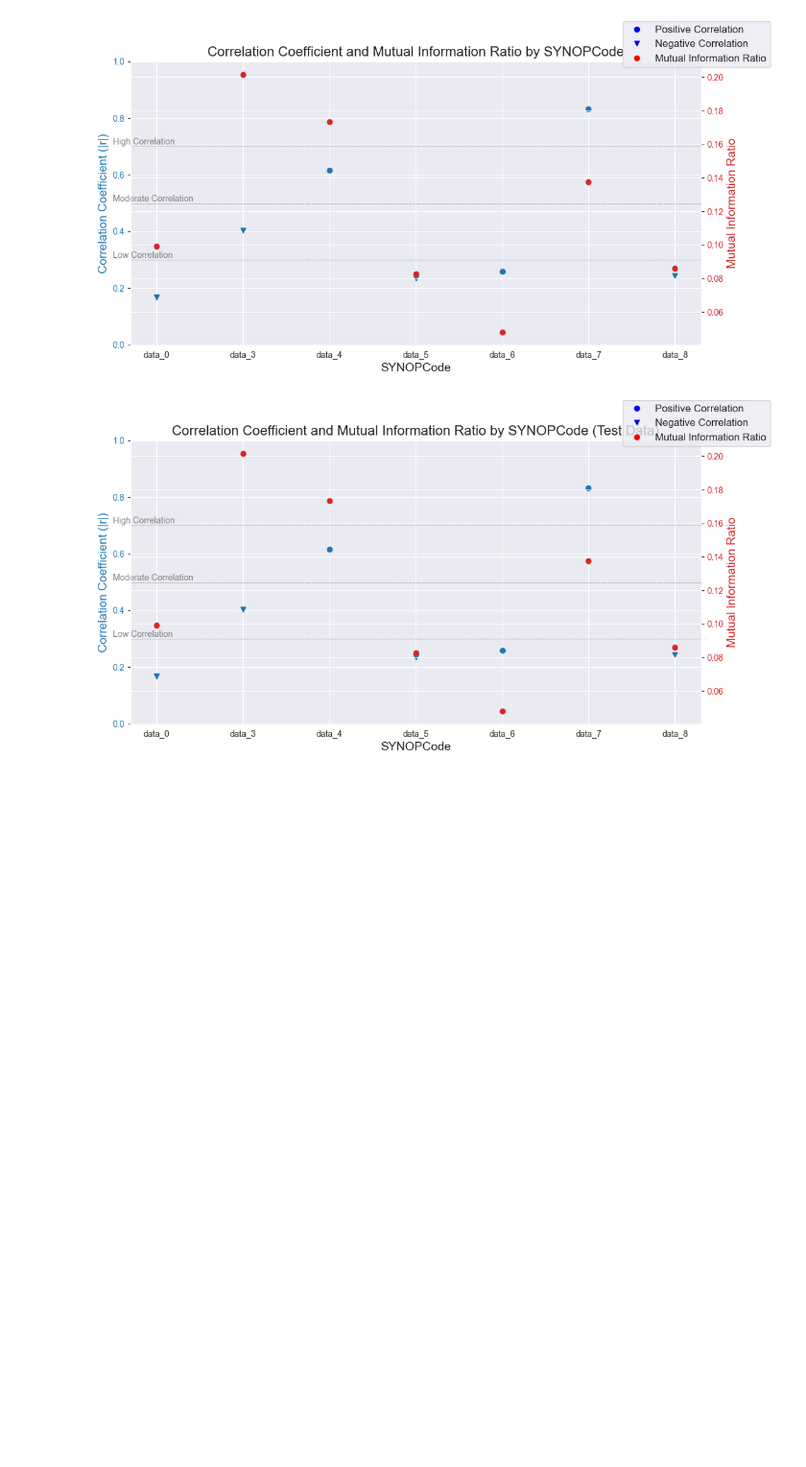
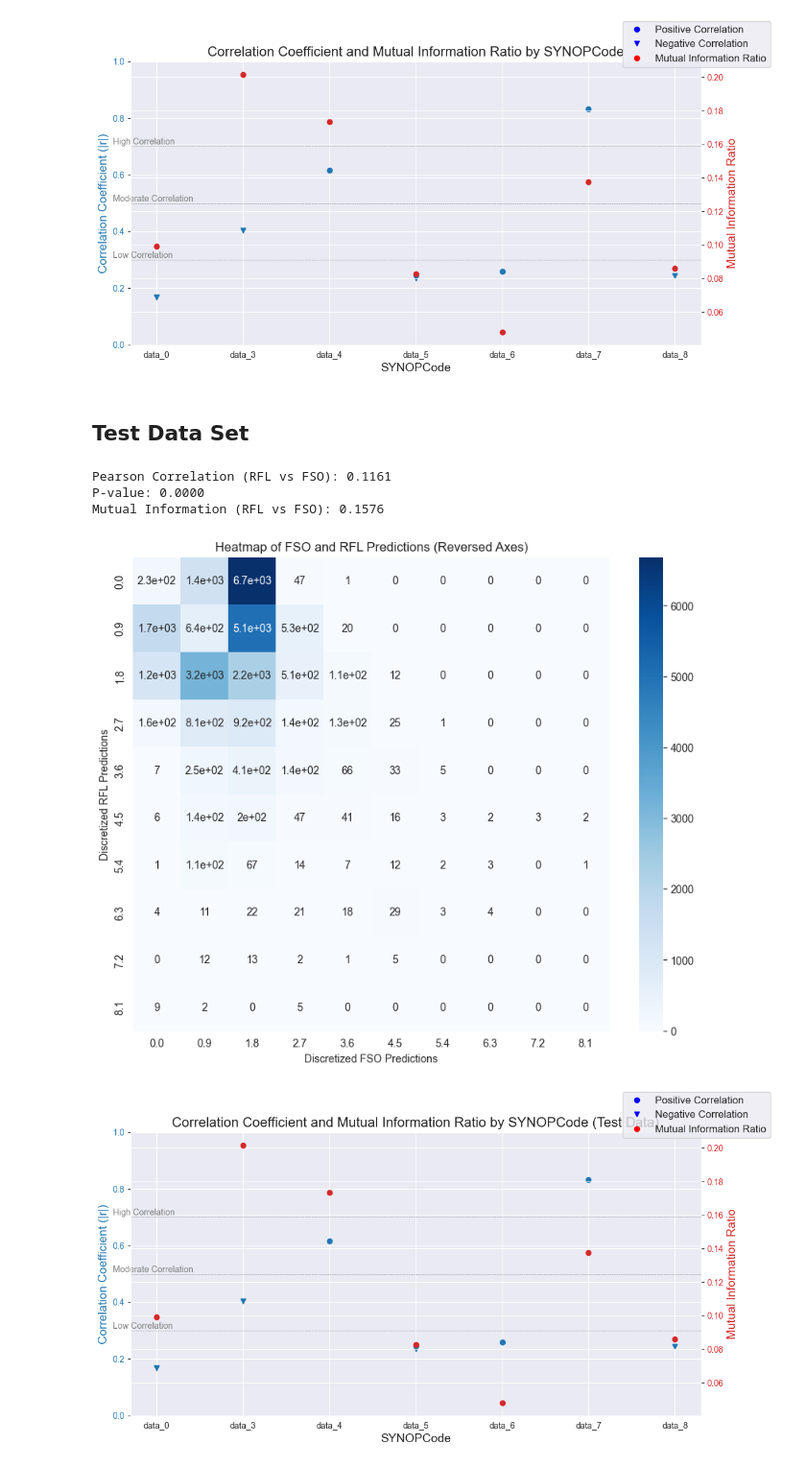
Before and after one commit to JackyZhouZhen/Research_ZhenZhou, a Jupyter notebook: Research_ZhenZhou_parB_1.ipynb, the cells around one changed output. Shown at 96% size. Cells and saved outputs as stored; diff of their text form; code cells hidden in the pictures; blank space fills up the shorter version.

```diff
--- a/Research_ZhenZhou_parB_1.ipynb
+++ b/Research_ZhenZhou_parB_1.ipynb
@@ -1137,6 +1049,54 @@ fig.legend(handles=handles1 + handles2, loc='upper right', fontsize=12)
 plt.show()
 # %% [output]
 [figure]
+# %% [markdown]
+## Test Data Set
+# %%
+# Extract predictions from test data
+rfl_pred_all = test_data['RFL_Pred'].values
+fso_pred_all = test_data['FSO_Pred'].values
+
+# Ensure the lengths are consistent
+if len(rfl_pred_all) == len(fso_pred_all):
+    # Calculate Pearson correlation
+    pearson_corr, p_value = pearsonr(rfl_pred_all, fso_pred_all)
+    print(f"Pearson Correlation (RFL vs FSO): {pearson_corr:.4f}")
+    print(f"P-value: {p_value:.4f}")
+
+    # Discretize the predictions
+    discretizer = KBinsDiscretizer(n_bins=10, encode='ordinal', strategy='uniform')
+    fso_discretized = discretizer.fit_transform(fso_pred_all.reshape(-1, 1)).flatten()
+    rfl_discretized = discretizer.fit_transform(rfl_pred_all.reshape(-1, 1)).flatten()
+
+    # Calculate joint entropy
+    joint_counts, x_edges, y_edges = np.histogram2d(fso_discretized, rfl_discretized, bins=10)
+    joint_entropy_value = entropy(joint_counts.flatten())
+
+    # Calculate univariate entropy
+    entropy_fso = entropy(np.unique(fso_discretized, return_counts=True)[1])
+    entropy_rfl = entropy(np.unique(rfl_discretized, return_counts=True)[1])
+
+    # Calculate mutual information
+    mutual_info_value = entropy_fso + entropy_rfl - joint_entropy_value
+    print(f"Mutual Information (RFL vs FSO): {mutual_info_value:.4f}")
+
+    # Plot heatmap of the joint distribution (correct axis labels and reflect the data)
+    plt.figure(figsize=(10, 8))
+    sns.heatmap(joint_counts,  # No need to transpose now as we already switched the axes in histogram2d
+                annot=True, cmap='Blues',
+                xticklabels=np.round(x_edges[:-1], 2),  # FSO as X-axis
+                yticklabels=np.round(y_edges[:-1], 2))  # RFL as Y-axis
+    plt.title('Heatmap of FSO and RFL Predictions (Reversed Axes)')
+    plt.xlabel('Discretized FSO Predictions')  # Correct X-axis label
+    plt.ylabel('Discretized RFL Predictions')  # Correct Y-axis label
+    plt.show()
+else:
+    print("The predicted lengths of RFL and FSO are inconsistent, calculations cannot be performed.")
+# %% [output]
+Pearson Correlation (RFL vs FSO): 0.1161
+P-value: 0.0000
+Mutual Information (RFL vs FSO): 0.1576
+[figure, added]
 # %%
 synop_codes = [key for key, _ in correlation_coeffs]
 correlation_values = [abs(coeff) for _, coeff in correlation_coeffs]
```
Also changed, not shown: parts of 40 cells of this notebook.
